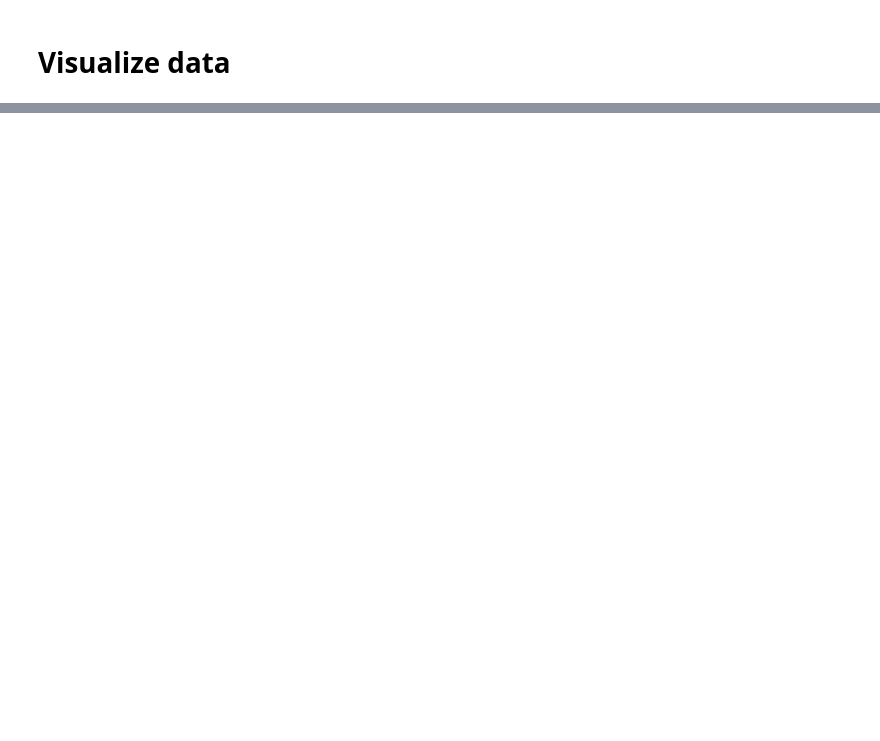
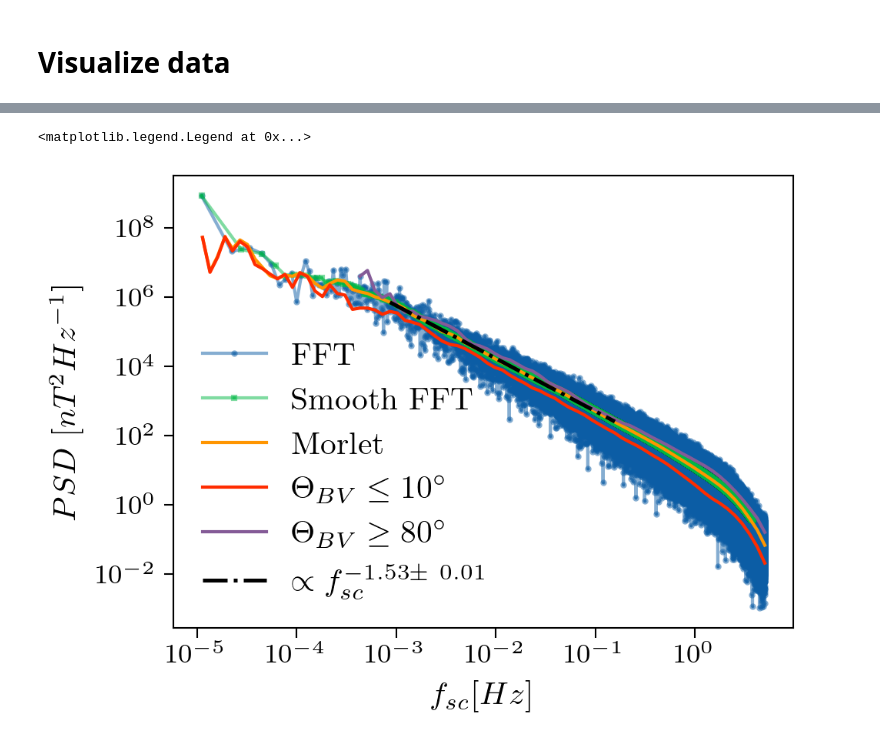
Before and after one commit to nsioulas/MHDTurbPy, a Jupyter notebook: download_data_example.ipynb, the cells around one changed output, grey strips where cells are left out. Drawn from its saved outputs; the diff is of its cells as text; code cells hidden in the pictures; blank space fills up the shorter version.

```diff
--- a/download_data_example.ipynb
+++ b/download_data_example.ipynb
@@ -233,0 +277,44 @@ final resol 60000ms
+# %%
+F_mid, F_mean,  smoothed_FFT_PSD = func.smoothing_function(fft_freqs, fft_PSD)
+# %%
+# Define limits of p-law fit
+x0, xf                 = 8e-4, 2e-1
+
+
+
+# Define figure labels
+ylabel, xlabel = r'$PSD~ [nT^{2} Hz^{-1}]$', r"$f_{sc} [Hz]$"
+
+
+# init Figure
+fig, ax  =func.initializeFigure(ylabel, xlabel, '1col')
+
+
+
+# Plot Trace FFT PSD
+ax.loglog(fft_freqs, fft_PSD, ls='-', ms=1, alpha=0.5, label ='FFT')
+# Plot  smoothed Trace FFT PSD
+ax.loglog(F_mean,   smoothed_FFT_PSD, ls='-', ms=1, alpha=0.5, label ='Smooth FFT')
+
+# Plot morlet wavelet PSD
+ax.loglog(freqs, PSD,ls='-',ms=0, label ='Morlet')
+
+# Plot morlet prallel wavelet PSD,
+leg_par =r'$\Theta_{BV} \leq {%d}^{\circ} $'  %(par_thresh)
+ax.loglog(freqs, PSD_par,ls='-',ms=0, label =leg_par)
+
+# Plot morlet perpendicular wavelet PSD
+leg_per =r'$\Theta_{BV} \geq {%d}^{\circ} $'  %(per_thresh)
+ax.loglog(freqs, PSD_per,ls='-',ms=0, label =leg_per)
+
+# Apply p-law fit on
+fit1, s1, e1, x1, y1  = func.find_fit(freqs,PSD, x0, xf)
+# Define legend
+lab_name =r'$\propto  f_{sc}^{ {%.2f}  \pm \ {%.2f}  }$'  %(round(fit1[0][1],2), round(np.sqrt(fit1[1][1][1]),2))
+
+ax.loglog(x1[s1:e1],fit1[2], 'k-.', lw=1.2,label=lab_name)
+
+ax.legend()
+# %% [output]
+<matplotlib.legend.Legend at 0x...>
+[figure, added]
```
Also changed, not shown: parts of 7 cells of this notebook, 4 other files.
